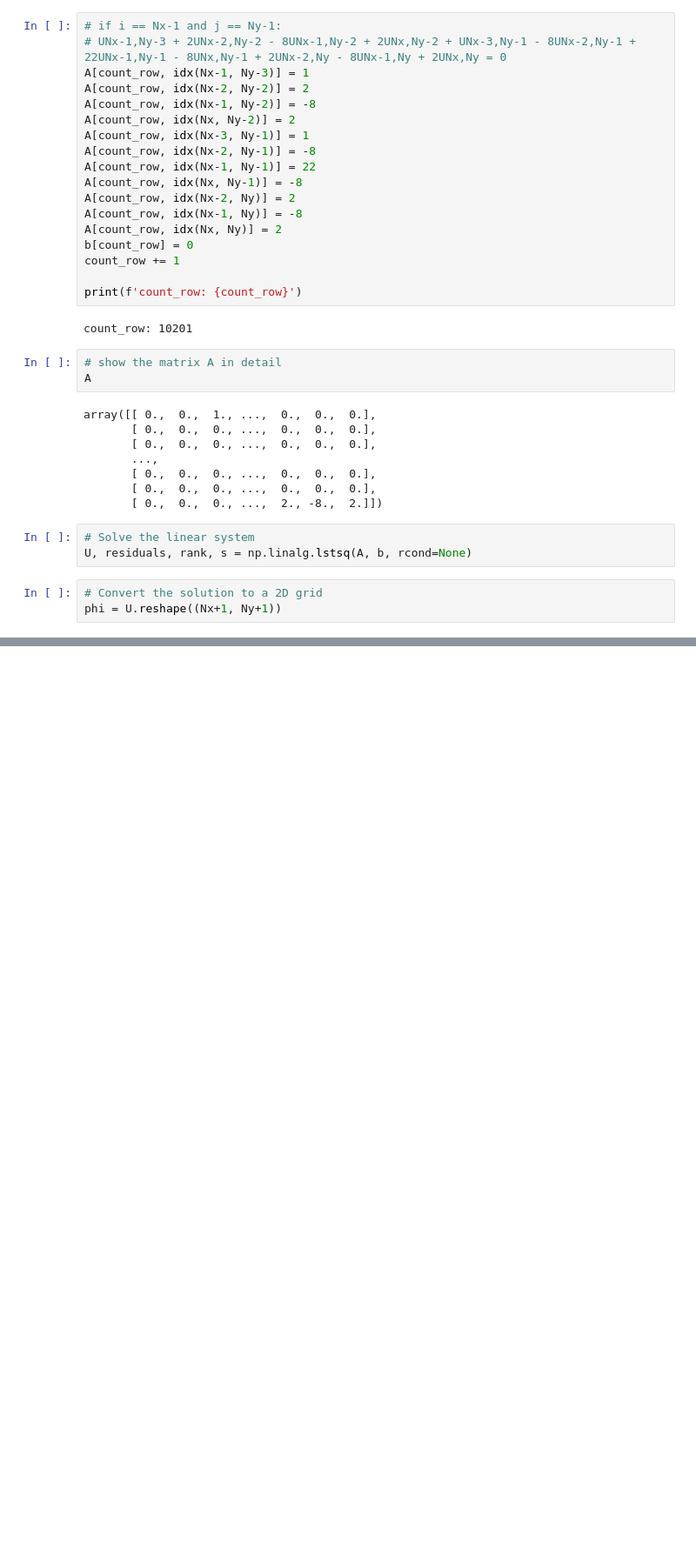
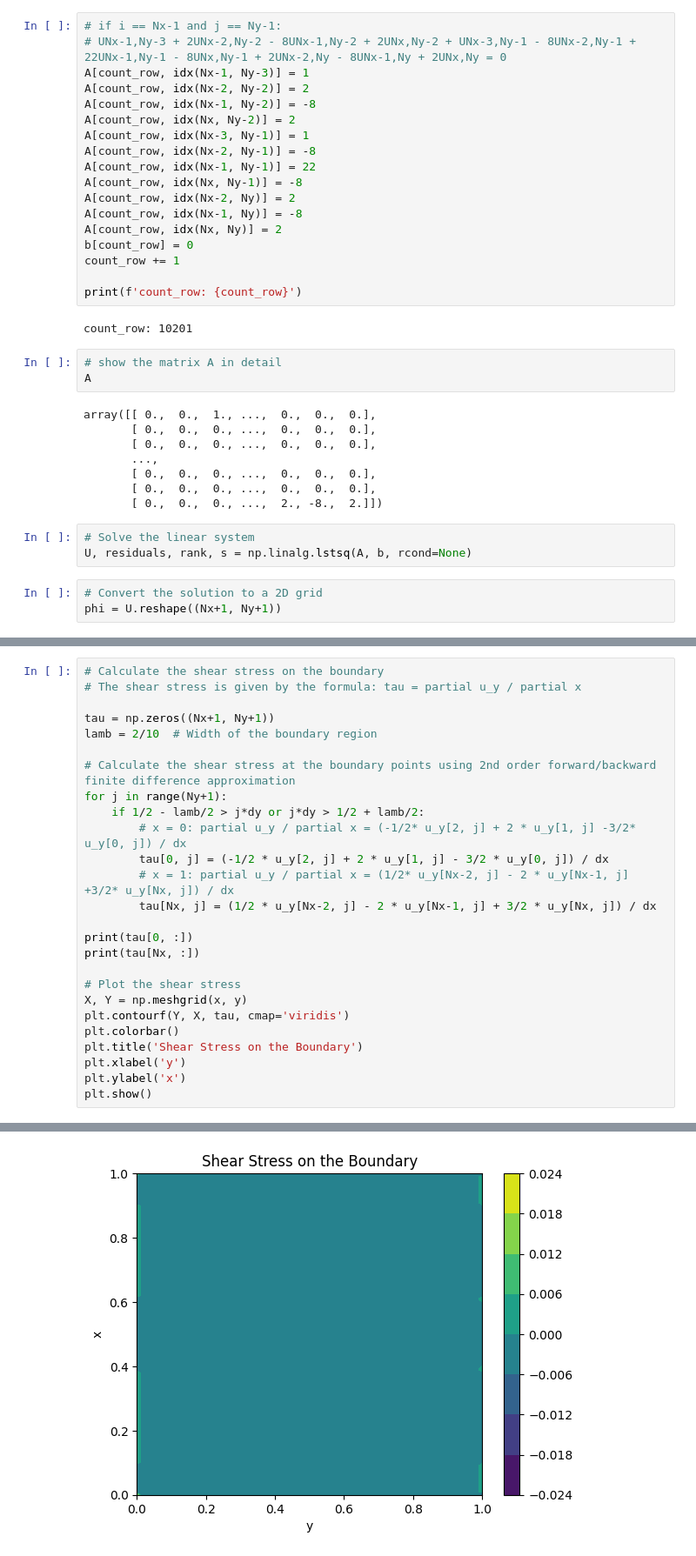
Before and after one commit to ScarlettJJJ/RS_Group1, a Jupyter notebook: Biharmonic Equation new.ipynb, the cells around one changed output, grey strips where cells are left out. Shown at 87% size. Cells and saved outputs as stored; diff of their text form; blank space fills up the shorter version.

```diff
--- a/Biharmonic Equation new.ipynb
+++ b/Biharmonic Equation new.ipynb
@@ -558,3 +562,30 @@ plt.ylabel('x')
 plt.show()
 # %% [output]
 [figure]
+# %%
+# Calculate the shear stress on the boundary
+# The shear stress is given by the formula: tau = partial u_y / partial x
+
+tau = np.zeros((Nx+1, Ny+1))
+lamb = 2/10  # Width of the boundary region
+
+# Calculate the shear stress at the boundary points using 2nd order forward/backward finite difference approximation
+for j in range(Ny+1):
+    if 1/2 - lamb/2 > j*dy or j*dy > 1/2 + lamb/2:
+        # x = 0: partial u_y / partial x = (-1/2* u_y[2, j] + 2 * u_y[1, j] -3/2* u_y[0, j]) / dx
+        tau[0, j] = (-1/2 * u_y[2, j] + 2 * u_y[1, j] - 3/2 * u_y[0, j]) / dx
+        # x = 1: partial u_y / partial x = (1/2* u_y[Nx-2, j] - 2 * u_y[Nx-1, j] +3/2* u_y[Nx, j]) / dx
+        tau[Nx, j] = (1/2 * u_y[Nx-2, j] - 2 * u_y[Nx-1, j] + 3/2 * u_y[Nx, j]) / dx
+
+print(tau[0, :])
+print(tau[Nx, :])
+
+# Plot the shear stress
+X, Y = np.meshgrid(x, y)
+plt.contourf(Y, X, tau, cmap='viridis')
+plt.colorbar()
+plt.title('Shear Stress on the Boundary')
+plt.xlabel('y')
+plt.ylabel('x')
+plt.show()
+# %% [output]
@@ -560,0 +609 @@ plt.show()
+[figure, added]
```
Also changed, not shown: parts of 13 cells of this notebook, 1 other file.
